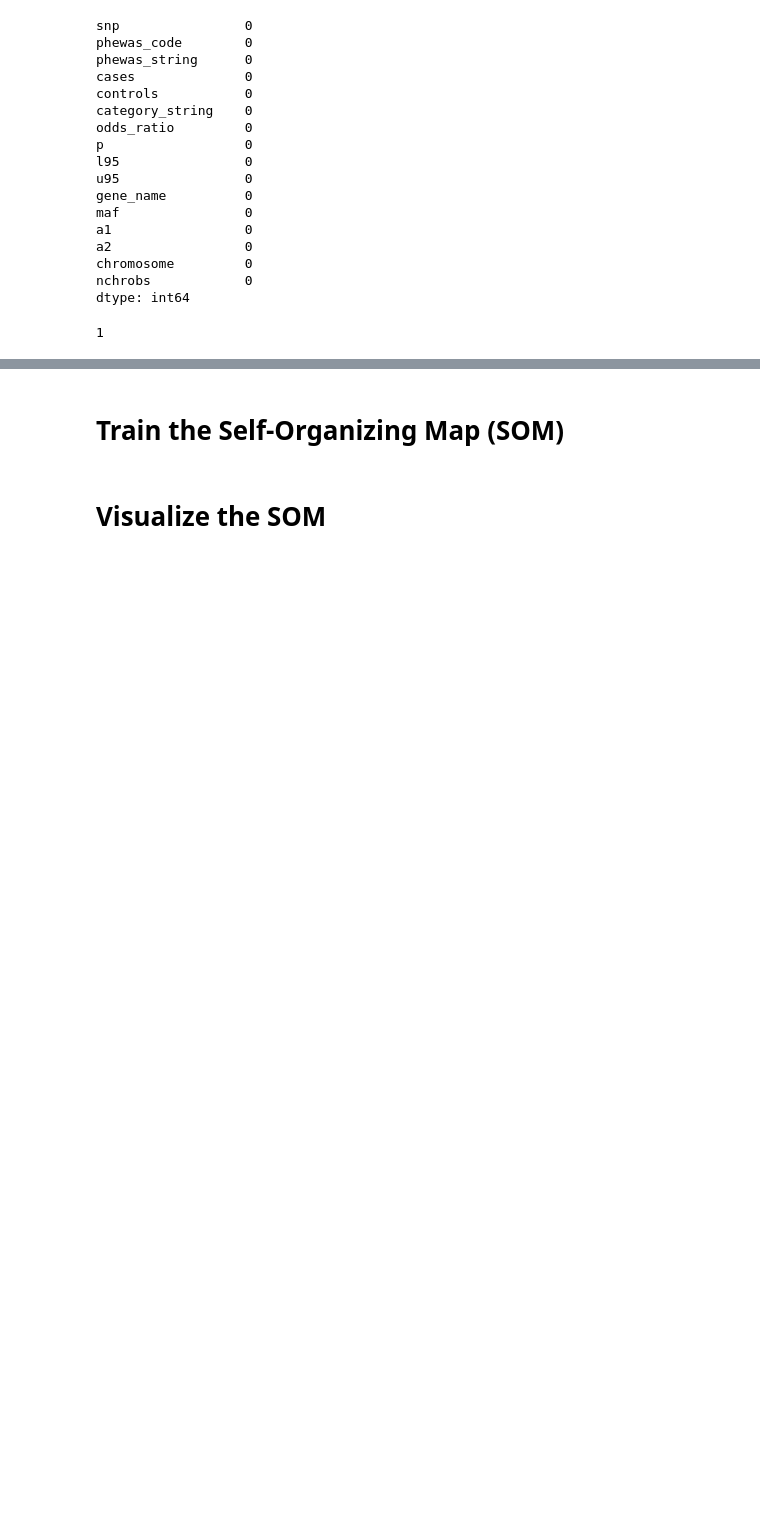
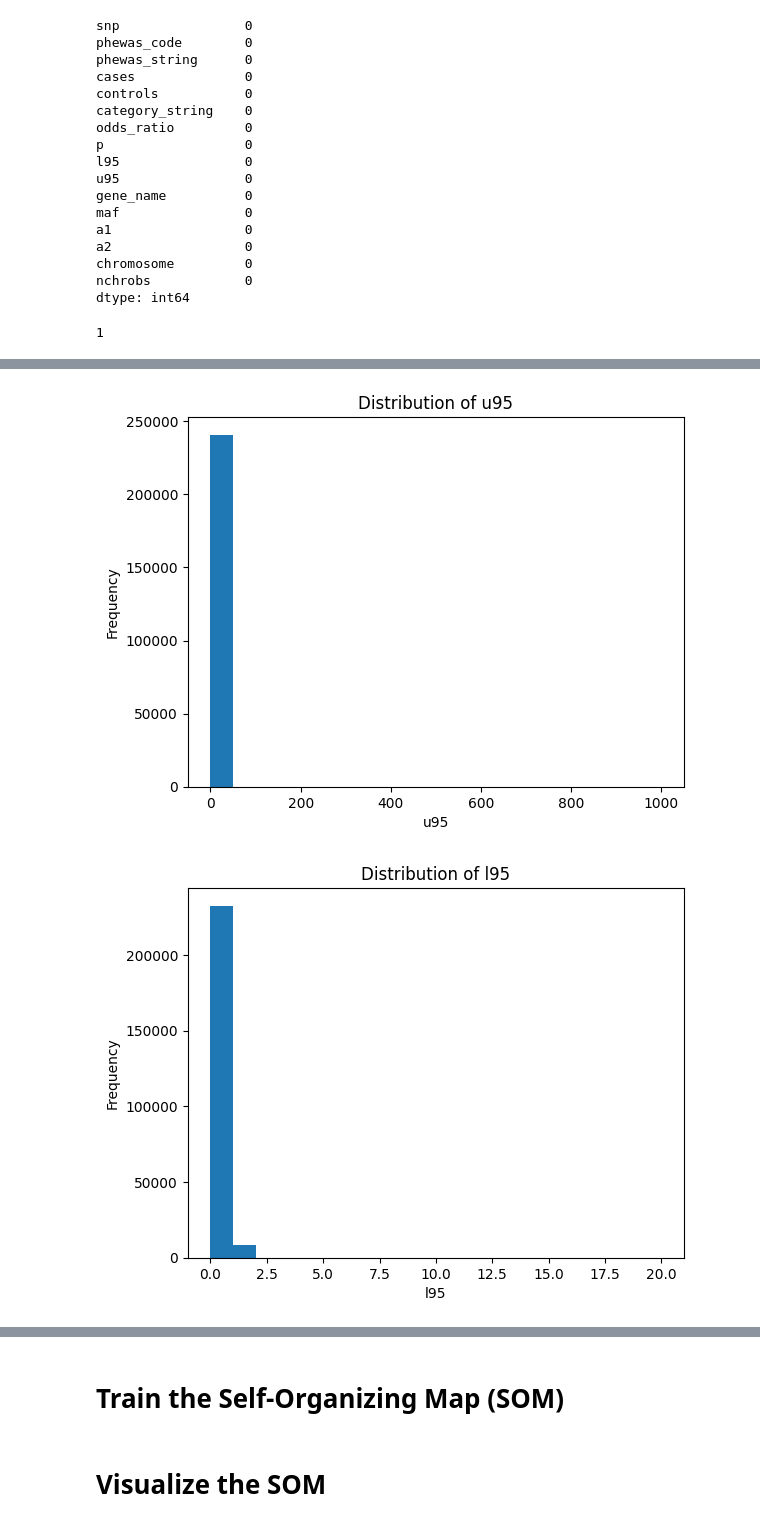
Before and after one commit to tnaccarato/Vis-PheWAS, a Jupyter notebook: SOM.ipynb, the cells around one changed output, grey strips where cells are left out. Drawn from its saved outputs; the diff is of its cells as text; code cells hidden in the pictures; blank space fills up the shorter version.

```diff
--- a/SOM.ipynb
+++ b/SOM.ipynb
@@ -139,0 +177,16 @@ data['gene_class'] = np.where(data['gene_name'].isin(['A', 'B', 'C']), 1, 2)
+# %%
+# Plot the distribution of the u95 and l95 columns
+plt.hist(data['u95'], bins=20)
+plt.xlabel('u95')
+plt.ylabel('Frequency')
+plt.title('Distribution of u95')
+plt.show()
+
+plt.hist(data['l95'], bins=20, range=(0, 20))
+plt.xlabel('l95')
+plt.ylabel('Frequency')
+plt.title('Distribution of l95')
+plt.show()
+# %% [output]
+[figure, added]
+[figure, added]
```
Also changed, not shown: parts of 14 cells of this notebook.
